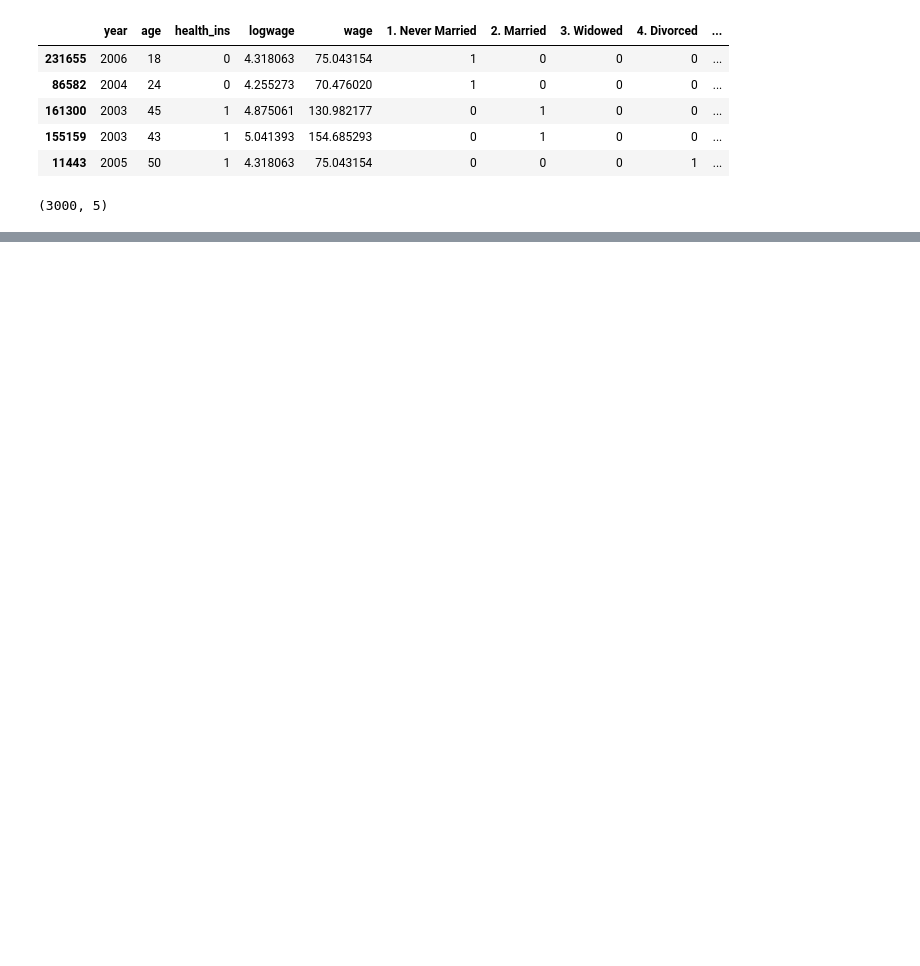
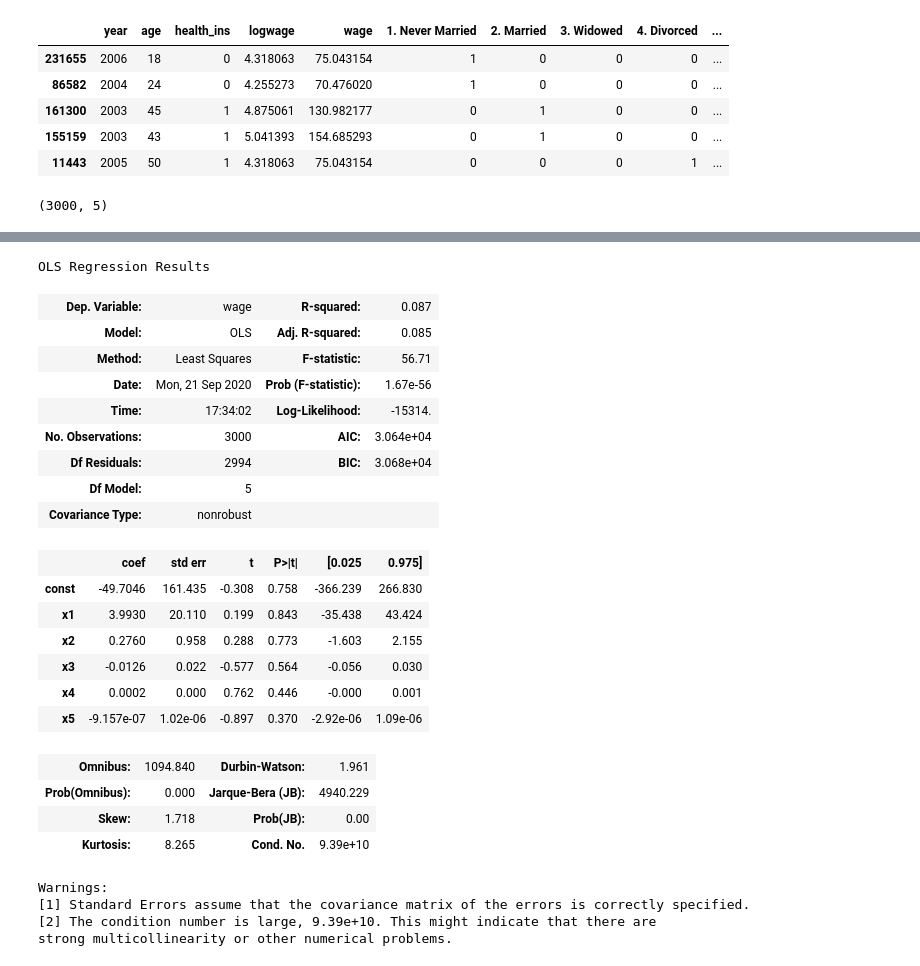
Before and after one commit to vivialprt/ISLR, a Jupyter notebook: Chapter7/Lab.ipynb, the cells around one changed output, grey strips where cells are left out. Cells and saved outputs as stored; diff of their text form; code cells hidden in the pictures; blank space fills up the shorter version.

```diff
--- a/Chapter7/Lab.ipynb
+++ b/Chapter7/Lab.ipynb
@@ -53,0 +87,29 @@ array([[1.000000e+00, 1.800000e+01, 3.240000e+02, 5.832000e+03,
+# %%
+model = sm.OLS(data.wage, PolynomialFeatures(degree=i).fit_transform(data.age.to_frame())).fit()
+model.summary()
+# %% [output]
+OLS Regression Results
+| Dep. Variable: | wage | R-squared: | 0.087 |
+| Model: | OLS | Adj. R-squared: | 0.085 |
+| Method: | Least Squares | F-statistic: | 56.71 |
+| Date: | Mon, 21 Sep 2020 | Prob (F-statistic): | 1.67e-56 |
+| Time: | 17:34:02 | Log-Likelihood: | -15314. |
+| No. Observations: | 3000 | AIC: | 3.064e+04 |
+| Df Residuals: | 2994 | BIC: | 3.068e+04 |
+| Df Model: | 5 |  |  |
+| Covariance Type: | nonrobust |  |  |
+|  | coef | std err | t | P>|t| | [0.025 | 0.975] |
+| const | -49.7046 | 161.435 | -0.308 | 0.758 | -366.239 | 266.830 |
+| x1 | 3.9930 | 20.110 | 0.199 | 0.843 | -35.438 | 43.424 |
+| x2 | 0.2760 | 0.958 | 0.288 | 0.773 | -1.603 | 2.155 |
+| x3 | -0.0126 | 0.022 | -0.577 | 0.564 | -0.056 | 0.030 |
+| x4 | 0.0002 | 0.000 | 0.762 | 0.446 | -0.000 | 0.001 |
+| x5 | -9.157e-07 | 1.02e-06 | -0.897 | 0.370 | -2.92e-06 | 1.09e-06 |
+| Omnibus: | 1094.840 | Durbin-Watson: | 1.961 |
+| Prob(Omnibus): | 0.000 | Jarque-Bera (JB): | 4940.229 |
+| Skew: | 1.718 | Prob(JB): | 0.00 |
+| Kurtosis: | 8.265 | Cond. No. | 9.39e+10 |
+Warnings:
+[1] Standard Errors assume that the covariance matrix of the errors is correctly specified.
+[2] The condition number is large, 9.39e+10. This might indicate that there are
+strong multicollinearity or other numerical problems.
```
Also changed, not shown: parts of 10 cells of this notebook.
